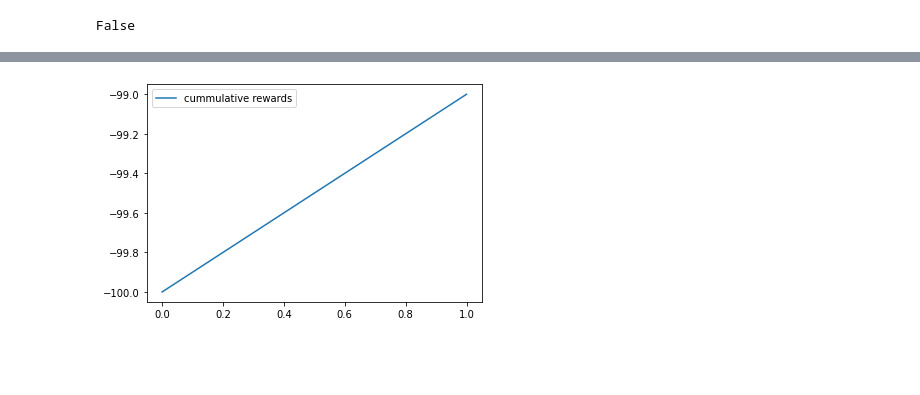
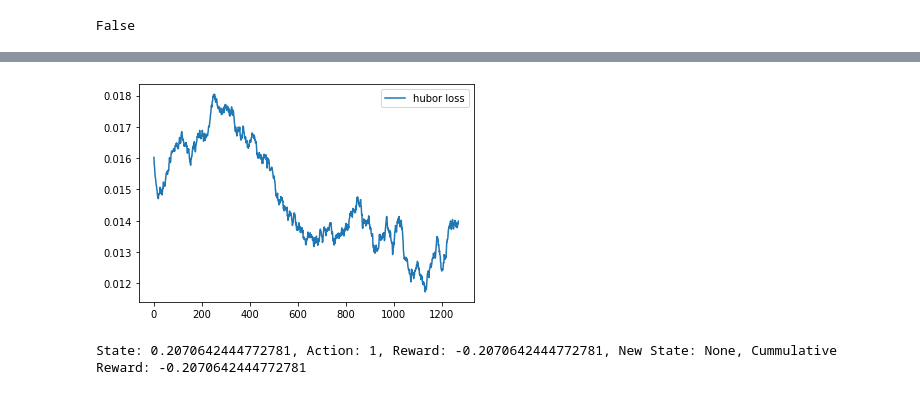
Before and after one commit to garrett-partenza-us/dqn4pdm, a Jupyter notebook: ddqn.ipynb, the cells around one changed output, grey strips where cells are left out. Saved outputs shown, nothing was run; the diff lists cells and outputs as text; code cells hidden in the pictures; blank space fills up the shorter version.

```diff
--- a/ddqn.ipynb
+++ b/ddqn.ipynb
@@ -97,7 +78,7 @@ class ReplayMemory():
 class DQN(nn.Module):
     def __init__(self):
         super(DQN, self).__init__()
-        self.lin1 = nn.Linear(2,10)
+        self.lin1 = nn.Linear(1,10)
         self.lin2 = nn.Linear(10,2)
 
     def forward(self, x):
@@ -110,7 +91,9 @@ def get_action(net, state, epsilon):
     with torch.no_grad():
         greedy = np.random.choice([True, False], p=[1-epsilon, epsilon])
         if greedy:
-            action = torch.argmax(state, dim=0).item()
+            state = torch.tensor([state], dtype=torch.float32)
+            q_values = net(state)
+            action = torch.argmax(q_values, dim=0)
         else:
             action = random.choice([0,1])
         return action
@@ -120,21 +103,22 @@ class Agent():
     def __init__(self):
 
         #hyperparameters
-        self.exp_replay_size = 256
+        self.exp_replay_size = 100000
         self.gamma = 0.99
-        self.epsilon = 0.1
-        self.target_update_steps = 5
-        self.num_episodes = 10000
+        self.epsilon = 0.2
+        self.target_update_steps = 10000
+        self.num_episodes = 5000
         self.batch_size = 64
-        self.train_step_count = 128
-        self.train_count = 0
+        self.train_step_count = 4
         self.steps = 0
+        self.lr = 0.001
+        self.eps_decay = 5e-9
         self.loss_func = nn.HuberLoss()
 
         #networks
         self.QNet = DQN()
         self.TNet = DQN()
-        self.optimizer = torch.optim.RMSprop(self.QNet.parameters())
+        self.optimizer = torch.optim.Adam(self.QNet.parameters(), lr=self.lr)
 
         #replay buffer
         self.ER = ReplayMemory(self.exp_replay_size)
@@ -178,25 +170,28 @@ for episode in tqdm(range(agent.num_episodes)):
         action = get_action(agent.QNet, state, agent.epsilon)
         state_new, reward, terminated = environment.take_action(action)
         #append to replay buffer
-        agent.ER.push(state, action, state_new, reward)
+        agent.ER.push(state, action, state_new, reward, terminated)
 
         #update variables
         cummulative_reward+=reward
-
-        print("State: {}, Action: {}, Reward: {}, New State: {}, Cummulative Reward: {}".format(state.numpy().tolist(), action, reward, state_new, cummulative_reward))
 
         #increament step count
         agent.steps+=1
 
         #train after every 'train_step_count' steps
-        if agent.steps==agent.train_step_count:
-            agent.steps = 0
-            agent.epsilon *= 0.99
+        if agent.steps%agent.train_step_count==0 and agent.ER.__len__()>agent.batch_size:
             agent.optimizer.zero_grad()
             loss = optimize(agent)
             loss.backward()
             agent.optimizer.step()
+            agent.epsilon=max(0, agent.epsilon-agent.eps_decay)
             losses.append(loss.item())
+
+        #copy weights to target network after every 'target_update_steps' updates
+        if agent.steps%agent.target_update_steps==0:
+            print("updating target network...")
+            print(max(0, agent.epsilon-agent.eps_decay))
+            agent.TNet.load_state_dict(agent.QNet.state_dict())
 
         #break when episode is complete
         if terminated:
@@ -242,8 +201,10 @@ KeyboardInterrupt:
 # %%
 import matplotlib.pyplot as plt
-plt.plot((np.convolve(losses, np.ones(5), 'valid') / 5), label='hubor loss')
+plt.plot((np.convolve(losses, np.ones(100), 'valid') / 100), label='hubor loss')
 plt.legend()
 plt.show()
+# %% [output]
+[figure, added]
 # %%
 agent.QNet.eval()
 environment = Environment()
@@ -253,22 +214,17 @@ while True:
 
     #observation
     state = environment.get_state()
-    action = get_action(agent.QNet, state, epsilon=0)
+    action = get_action(agent.QNet, state, agent.epsilon)
     state_new, reward, terminated = environment.take_action(action)
 
     #update variables
     cummulative_reward+=reward
 
-    print("State: {}, Action: {}, Reward: {}, New State: {}, Cummulative Reward: {}".format(state.numpy().tolist(), action, reward, state_new, cummulative_reward))
-
+    print("State: {}, Action: {}, Reward: {}, New State: {}, Cummulative Reward: {}".format(state, action, reward, state_new, cummulative_reward))
     #break when episode is complete
     if terminated:
         break
 
     cummulative_rewards.append(cummulative_reward)
+# %% [output]
+State: 0.2070642444772781, Action: 1, Reward: -0.2070642444772781, New State: None, Cummulative Reward: -0.2070642444772781
-# %%
-plt.plot(cummulative_rewards, label='cummulative rewards')
-plt.legend()
-plt.show()
-# %% [output]
-[figure, removed]
```
Also changed, not shown: parts of 5 cells of this notebook, 2 other files.
